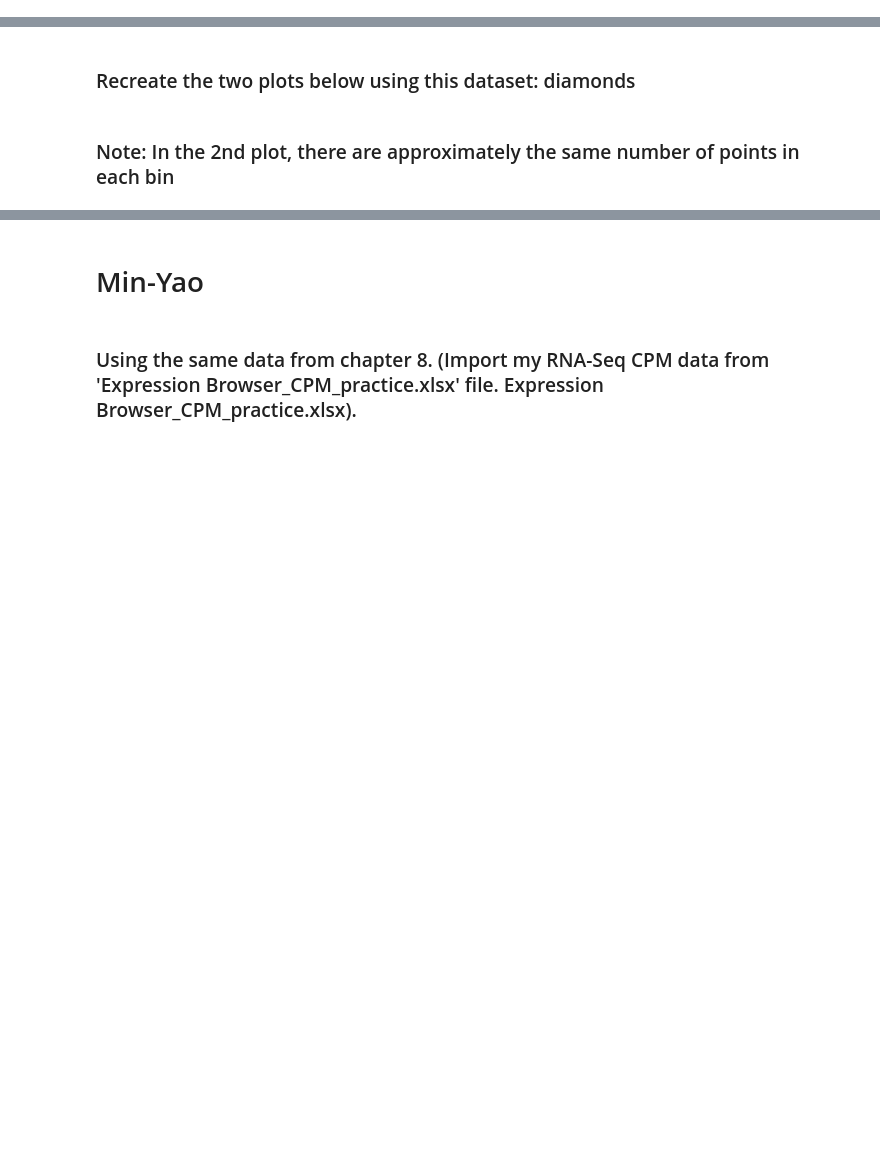
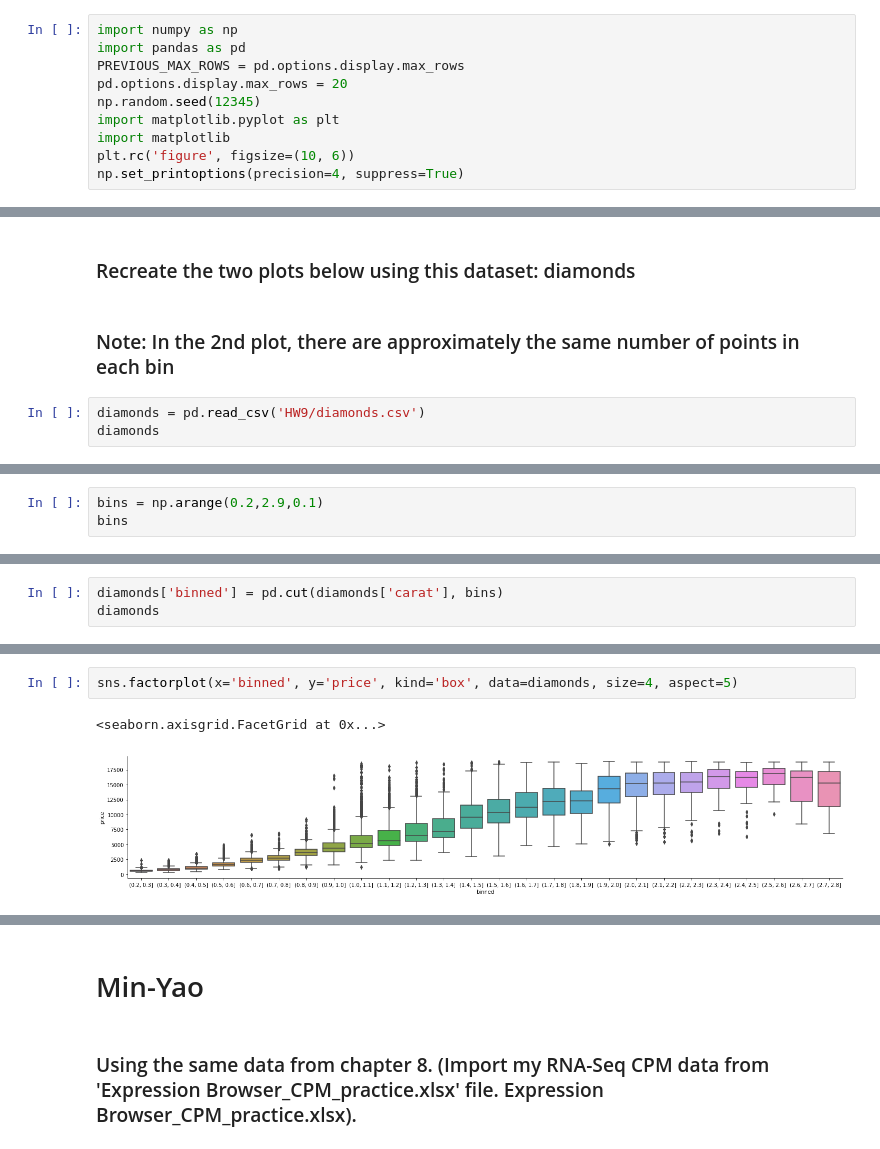
Before and after one commit to UCD-pbio-rclub/python-data-analysis_MinYao.J, a Jupyter notebook: Chapter 9 HW 2.ipynb, the cells around one changed output, grey strips where cells are left out. Saved outputs shown, nothing was run; the diff lists cells and outputs as text; blank space fills up the shorter version.

```diff
--- a/Chapter 9 HW 2.ipynb
+++ b/Chapter 9 HW 2.ipynb
@@ -0,0 +1,10 @@
+# %%
+import numpy as np
+import pandas as pd
+PREVIOUS_MAX_ROWS = pd.options.display.max_rows
+pd.options.display.max_rows = 20
+np.random.seed(12345)
+import matplotlib.pyplot as plt
+import matplotlib
+plt.rc('figure', figsize=(10, 6))
+np.set_printoptions(precision=4, suppress=True)
@@ -4,3 +18,6 @@
 ### Recreate the two plots below using this dataset: diamonds
 # %% [markdown]
 ### Note: In the 2nd plot, there are approximately the same number of points in each bin
+# %%
+diamonds = pd.read_csv('HW9/diamonds.csv')
+diamonds
@@ -6,0 +61,3 @@
+# %%
+bins = np.arange(0.2,2.9,0.1)
+bins
@@ -6,0 +68,3 @@
+# %%
+diamonds['binned'] = pd.cut(diamonds['carat'], bins)
+diamonds
@@ -6,0 +90,5 @@
+# %%
+sns.factorplot(x='binned', y='price', kind='box', data=diamonds, size=4, aspect=5)
+# %% [output]
+<seaborn.axisgrid.FacetGrid at 0x...>
+[figure, added]
```
Also changed, not shown: parts of 45 cells of this notebook.
